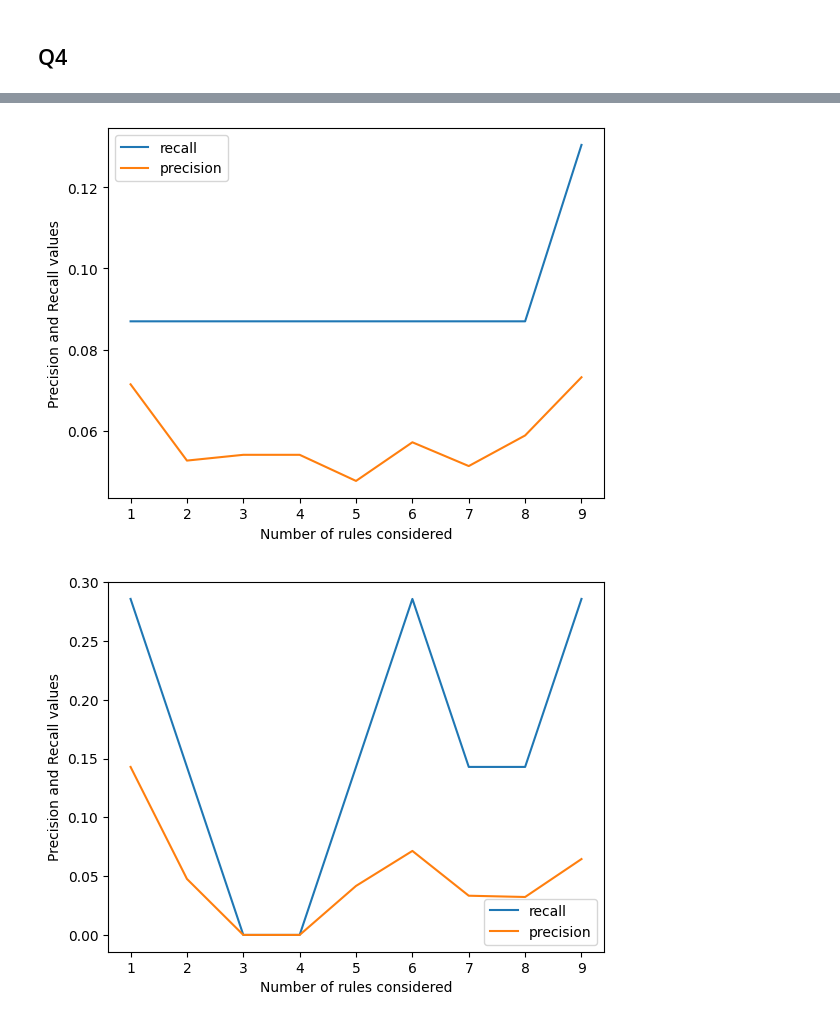
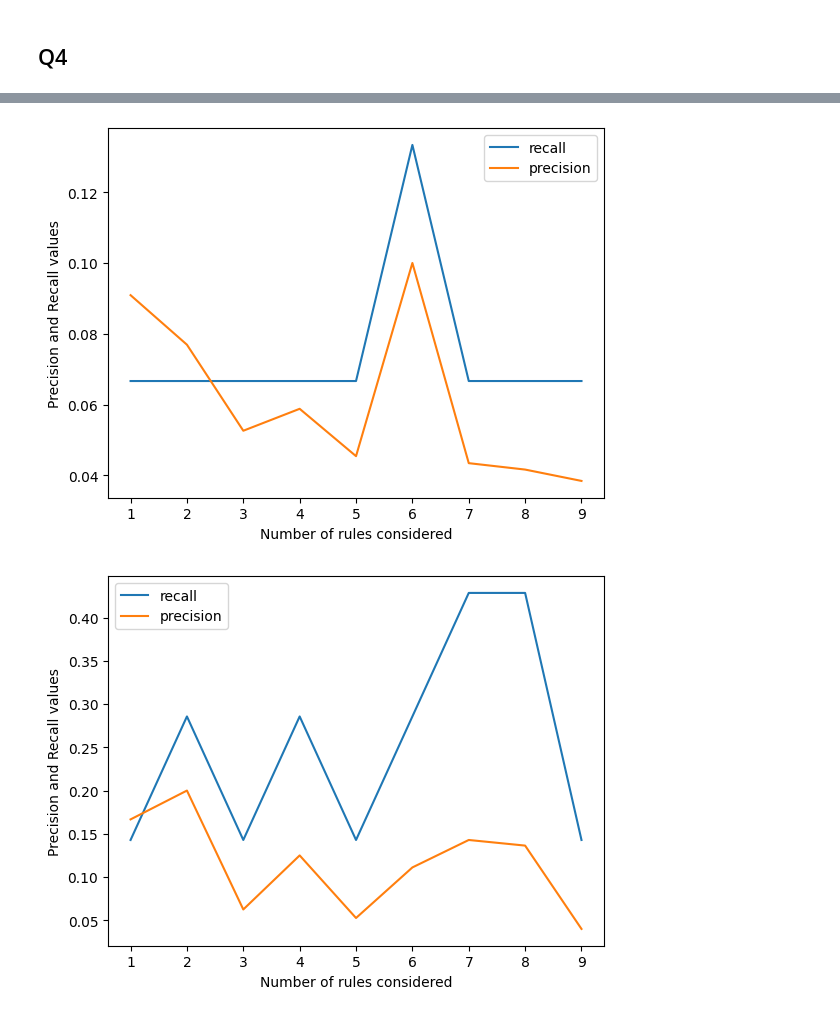
Before and after one commit to sn-007/Movie_recomendation_system, a Jupyter notebook: association_rule_mining.ipynb, the cells around one changed output, grey strips where cells are left out. Cells and saved outputs as stored; diff of their text form; code cells hidden in the pictures.

```diff
--- a/association_rule_mining.ipynb
+++ b/association_rule_mining.ipynb
@@ -121,7 +156,7 @@ def check_subsets(cur, prev_size):
     for i in range(len(cur)):
         s = cur[:i] + cur[i+1:]
         #print(s)
-        s= tuple(s)
+        s= tuple(sorted(s))
         if s not in l[prev_size]:
             return False
     return True
@@ -137,6 +172,9 @@ def apriori_gen(l):
         L = [[l] for l in L]
         prev_size = 1
 
+    # L = [[i for i in l] for l in L]
+    # prev_size = len(list(l.keys())[0])
+
 
 
     for i in range(len(L)):
@@ -157,6 +195,6 @@ for i in range(2,10):
                     l[i][tuple(item)] += 1
                 else:
                     l[i][tuple(item)] = 1
-    l[i] = {k:v for k,v in l[i].items() if v > support_count}
+    l[i] = {k:v for k,v in l[i].items() if v >= support_count}
     print("Len of l" + str(i) , len(l[i]))
 # %% [output]
@@ -195,7 +229,7 @@ for i in range(2,8):
             y = [movies for movies in k if movies != x]
             confidence = v/l1[(x,)]
 
-            if confidence > minconf:
+            if confidence >= minconf:
                 temp +=str(str(x) + '==>' + str(y) + ' confidence: ' + str(confidence) + ' support: ' + str(v/len(train)) + '\n')
                 RULES.append((x,y,confidence, v/len(train)))
                 insert_dic(x,y)
@@ -282,8 +320,8 @@ for k in range(1,10):
         k_recall += recall
 
     #print(dencount)
-    precision_list.append(k_precision/(len(train)))
-    recall_list.append(k_recall/(len(train)))
+    precision_list.append(k_precision/(len(train)-dencount))
+    recall_list.append(k_recall/(len(train)-dencount))
 # %%
 import matplotlib.pyplot as plt
 plt.plot([i for i in range(1,10)], recall_list, label='recall')
@@ -300,7 +338,7 @@ plt.show()
 # %%
 # select 5 random users and display the precision and recall graphs for each user
 
-users = [346,175,519,133,53,93,579,191,524,549]
+users = [346,175,519,133,53,93,579,191,434, 30]
 
 for user in users:
     precision_list = []
@@ -352,2 +390,2 @@ for user in users:
-[figure, old version]
+[figure, new version]
-[figure, old version]
+[figure, new version]
```
Also changed, not shown: parts of 11 cells of this notebook, 3 other files.
